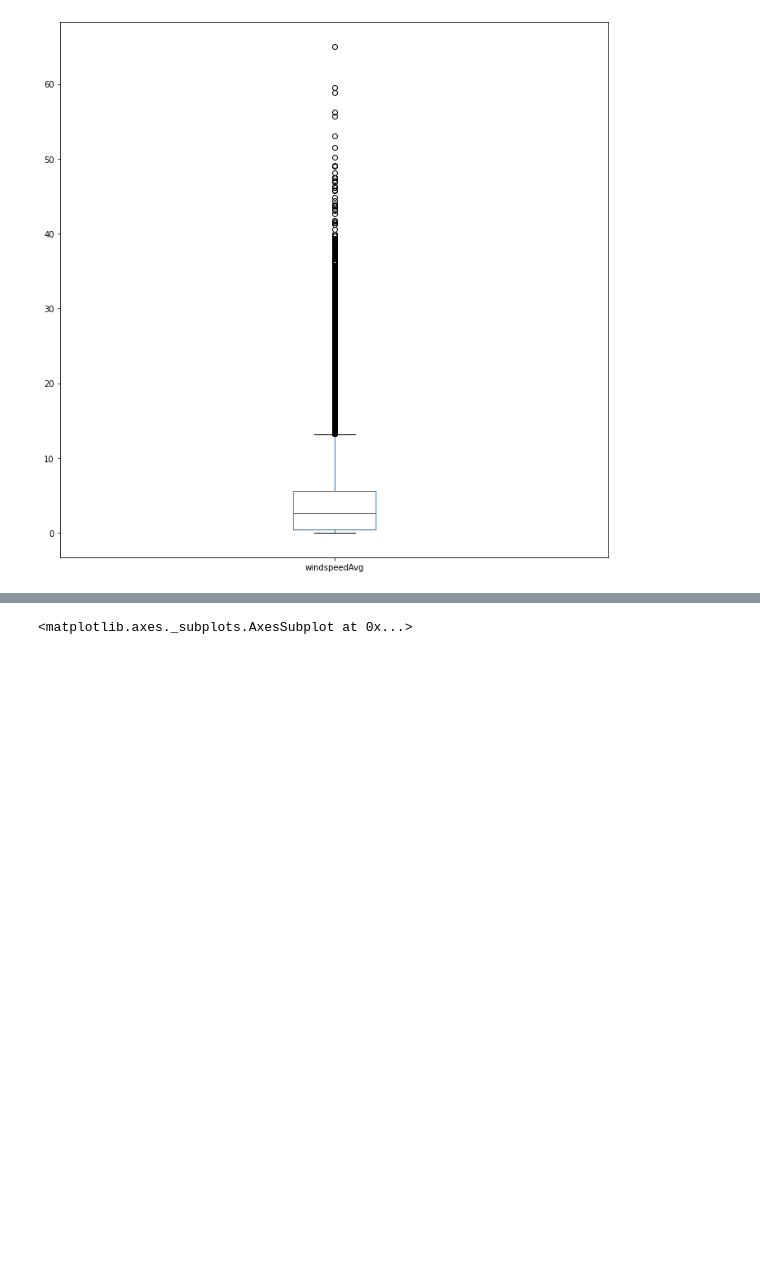
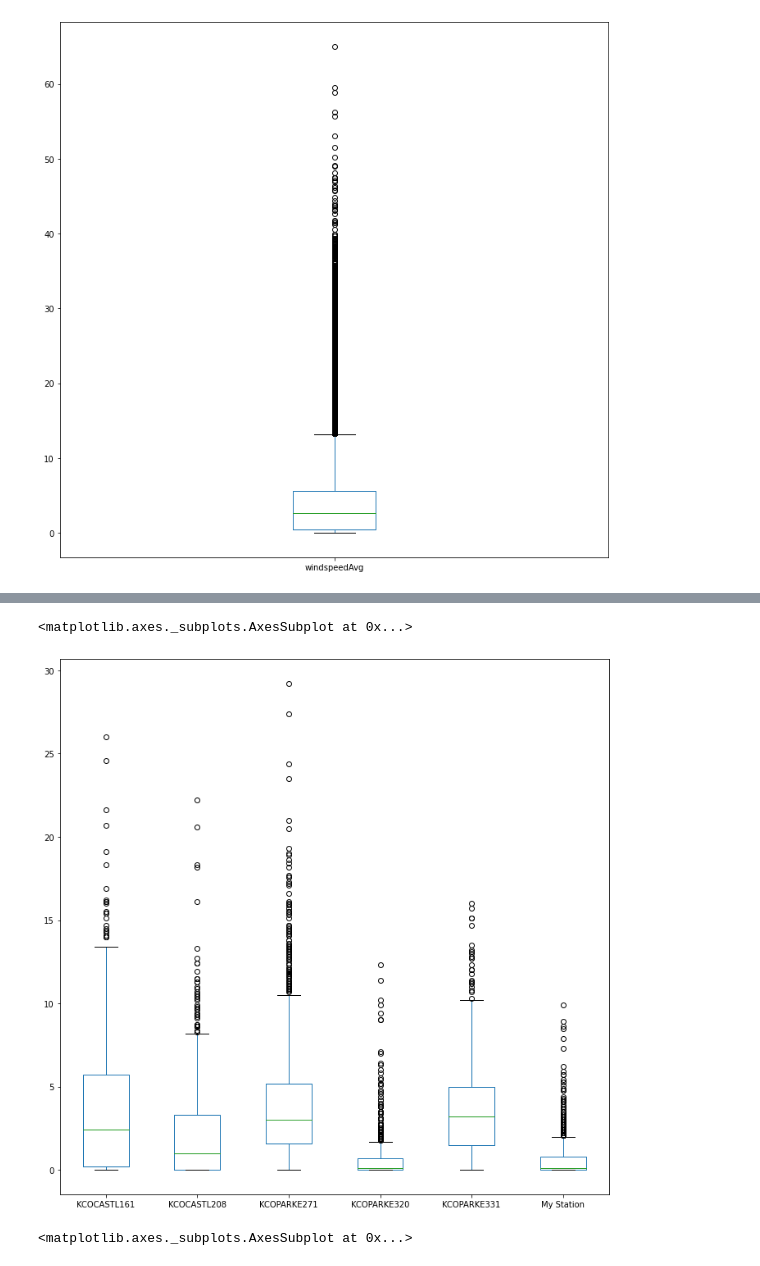
Before and after one commit to riverdogcabin/PSDS4900, a Jupyter notebook: wu_observation_modeling.ipynb, the cells around one changed output, grey strips where cells are left out. Cells and saved outputs as stored; diff of their text form; code cells hidden in the pictures; blank space fills up the shorter version.

```diff
--- a/wu_observation_modeling.ipynb
+++ b/wu_observation_modeling.ipynb
@@ -158,3 +170,12 @@ df.windspeedAvg.plot(kind='box', figsize=(12,12))
+# %%
+# taking a look at the distribution of windspeedAvg
+df_reshaped, num_dropped = get_top_n_correlated(df,corr_df,num_stations=5)
+#need to flatten and stack all the windspeedAvg values
+df_reshaped.rename(columns={my_station:'My Station'}, inplace=True)
+df_reshaped.plot(kind='box', figsize=(12,12))
+# %% [output]
+<matplotlib.axes._subplots.AxesSubplot at 0x...>
+[figure, added]
 # %%
 fig, ax = plt.subplots(figsize=(16,16))
 sns.histplot(data=df, x="windspeedAvg", kde=True,ax=ax)
```
Also changed, not shown: parts of 3 cells of this notebook.
